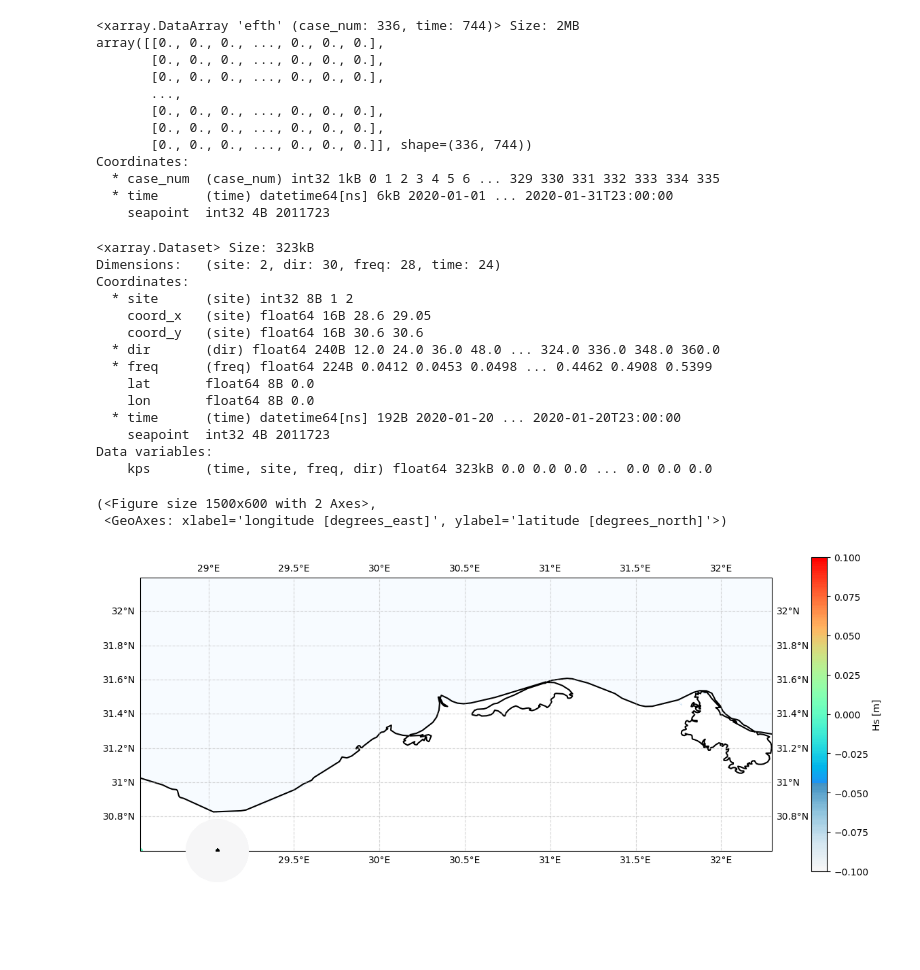
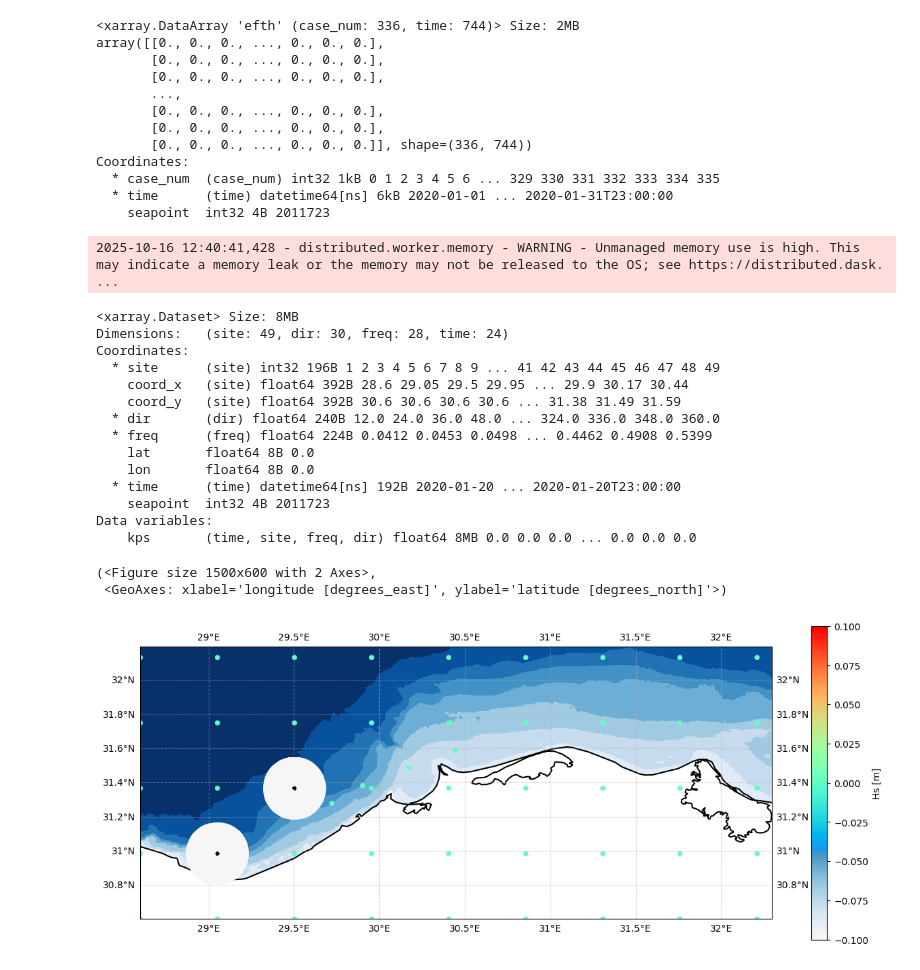
Before and after one commit to CSAICC/BlueMath, a Jupyter notebook: climate_services/hindcast/BinWaves_Alexandria/02_Reconstruction.ipynb, the cells around one changed output. Cells and saved outputs as stored; diff of their text form; code cells hidden in the pictures; blank space fills up the shorter version.

```diff
--- a/climate_services/hindcast/BinWaves_Alexandria/02_Reconstruction.ipynb
+++ b/climate_services/hindcast/BinWaves_Alexandria/02_Reconstruction.ipynb
@@ -80,18 +80,10 @@ warnings.filterwarnings("ignore")
 # %%
 import xarray as xr
 
-whacs_spectra = xr.open_dataset(
-    "inputs/alejandria_spec_WHACS.nc"
-).rename({"__xarray_dataarray_variable__": "efth"})
+whacs_spectra = xr.open_dataset("inputs/alejandria_spec_WHACS.nc").rename(
+    {"__xarray_dataarray_variable__": "efth"}
+)
 whacs_spectra
-
-
-# import xarray as xr
-
-# cawcr_spectrum = xr.open_dataset(
-#     "inputs/CAWCR_station_4469_spec_satellite_corrected_year_2023.nc"
-# )
-# cawcr_spectrum
 # %% [output]
 <xarray.Dataset> Size: 5MB
 Dimensions:   (time: 744, freq: 28, dir: 30)
@@ -214,14 +206,16 @@ def transform_Offshore_spectrum_WHACS(
     return ds, ds_case_num
 # %%
 import pandas as pd
-from utils.operations import transform_Offshore_spectrum
+# from utils.operations import transform_Offshore_spectrum
 
-model_parameters = pd.read_csv("ALEXANDRIA_SWAN_CASES/swan_cases.csv").to_dict(orient="list")
+model_parameters = pd.read_csv("ALEXANDRIA_SWAN_CASES/swan_cases.csv").to_dict(
+    orient="list"
+)
 
 # Load interest spectra
 
-offshore_spectra, offshore_spectra_case = transform_Offshore_spectrum(
-    CAWCR_spectrum=whacs_spectra,
+offshore_spectra, offshore_spectra_case = transform_Offshore_spectrum_WHACS(
+    WHACS_spectrum=whacs_spectra,
     subset_parameters=model_parameters,
     available_case_num=kp_coeffs.case_num.values,
     fixed_direction=True,  # True if efth is already in degrees(no radians) and cawcr direction for wavespectra  already corrected (from -> to)'
@@ -259,40 +242,41 @@ time_to_reconstruct = "2020-01-20"
 # Reconstruct spectra
 reconstructed_onshore_spectra = reconstruc_spectra(
     offshore_spectra=offshore_spectra_case.sel(time=time_to_reconstruct),
-    kp_coeffs=kp_coeffs.isel(site = range(2)),
+    kp_coeffs=kp_coeffs,
 )
 reconstructed_onshore_spectra
 # %% [output]
-<xarray.Dataset> Size: 323kB
-Dimensions:   (site: 2, dir: 30, freq: 28, time: 24)
-Coordinates:
-  * site      (site) int32 8B 1 2
-    coord_x   (site) float64 16B 28.6 29.05
-    coord_y   (site) float64 16B 30.6 30.6
-  * dir       (dir) float64 240B 12.0 24.0 36.0 48.0 ... 324.0 336.0 348.0 360.0
-  * freq      (freq) float64 224B 0.0412 0.0453 0.0498 ... 0.4462 0.4908 0.5399
-    lat       float64 8B 0.0
-    lon       float64 8B 0.0
-  * time      (time) datetime64[ns] 192B 2020-01-20 ... 2020-01-20T23:00:00
-    seapoint  int32 4B 2011723
-Data variables:
-    kps       (time, site, freq, dir) float64 323kB 0.0 0.0 0.0 ... 0.0 0.0 0.0
+2025-10-16 12:40:41,428 - distributed.worker.memory - WARNING - Unmanaged memory use is high. This may indicate a memory leak or the memory may not be released to the OS; see https://distributed.dask. ...
+<xarray.Dataset> Size: 8MB
+Dimensions:   (site: 49, dir: 30, freq: 28, time: 24)
+Coordinates:
+  * site      (site) int32 196B 1 2 3 4 5 6 7 8 9 ... 41 42 43 44 45 46 47 48 49
+    coord_x   (site) float64 392B 28.6 29.05 29.5 29.95 ... 29.9 30.17 30.44
+    coord_y   (site) float64 392B 30.6 30.6 30.6 30.6 ... 31.38 31.49 31.59
+  * dir       (dir) float64 240B 12.0 24.0 36.0 48.0 ... 324.0 336.0 348.0 360.0
+  * freq      (freq) float64 224B 0.0412 0.0453 0.0498 ... 0.4462 0.4908 0.5399
+    lat       float64 8B 0.0
+    lon       float64 8B 0.0
+  * time      (time) datetime64[ns] 192B 2020-01-20 ... 2020-01-20T23:00:00
+    seapoint  int32 4B 2011723
+Data variables:
+    kps       (time, site, freq, dir) float64 8MB 0.0 0.0 0.0 ... 0.0 0.0 0.0
 # %%
 from utils.plotting import plot_spectrum_in_coastline
 
 time_to_plot = "2020-01-20 12:00"
 
 # Plot the spectrum along the coastline
 bathy = xr.open_dataset("inputs/EMODNET_alexandria.nc").elevation
 plot_spectrum_in_coastline(
     bathy=bathy,
     reconstructed_onshore_spectra=reconstructed_onshore_spectra.rename({"kps": "kp"}),
     reconstruction_kps=kp_coeffs,
     offshore_spectra=offshore_spectra,
     time_to_plot=time_to_plot,
-    sites_for_spectrum=list(range(-5, 0)),
+    sites_for_spectrum=[10,20],
 )
 # %% [output]
 (<Figure size 1500x600 with 2 Axes>,
  <GeoAxes: xlabel='longitude [degrees_east]', ylabel='latitude [degrees_north]'>)
-[figure, old version]
+[figure, new version]
```
Also changed, not shown: parts of 2 cells of this notebook, 1 other file.
